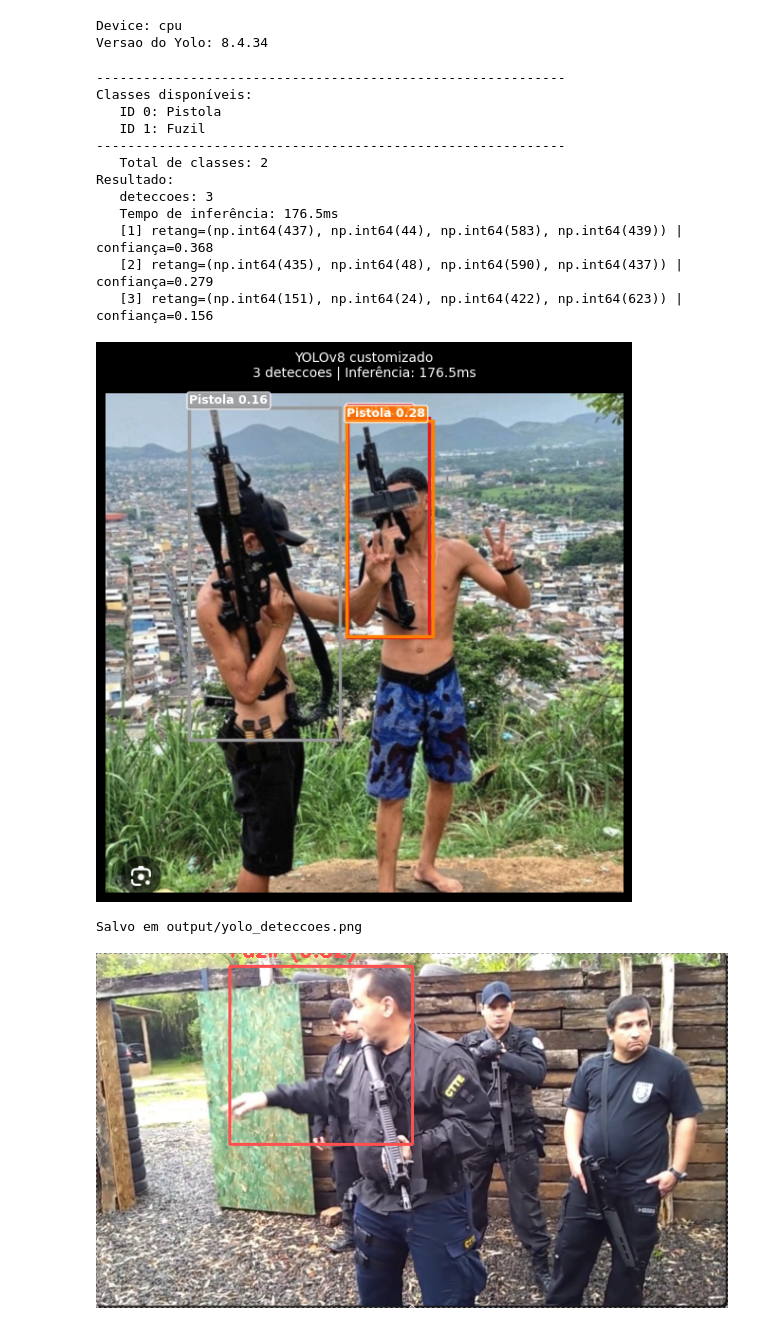
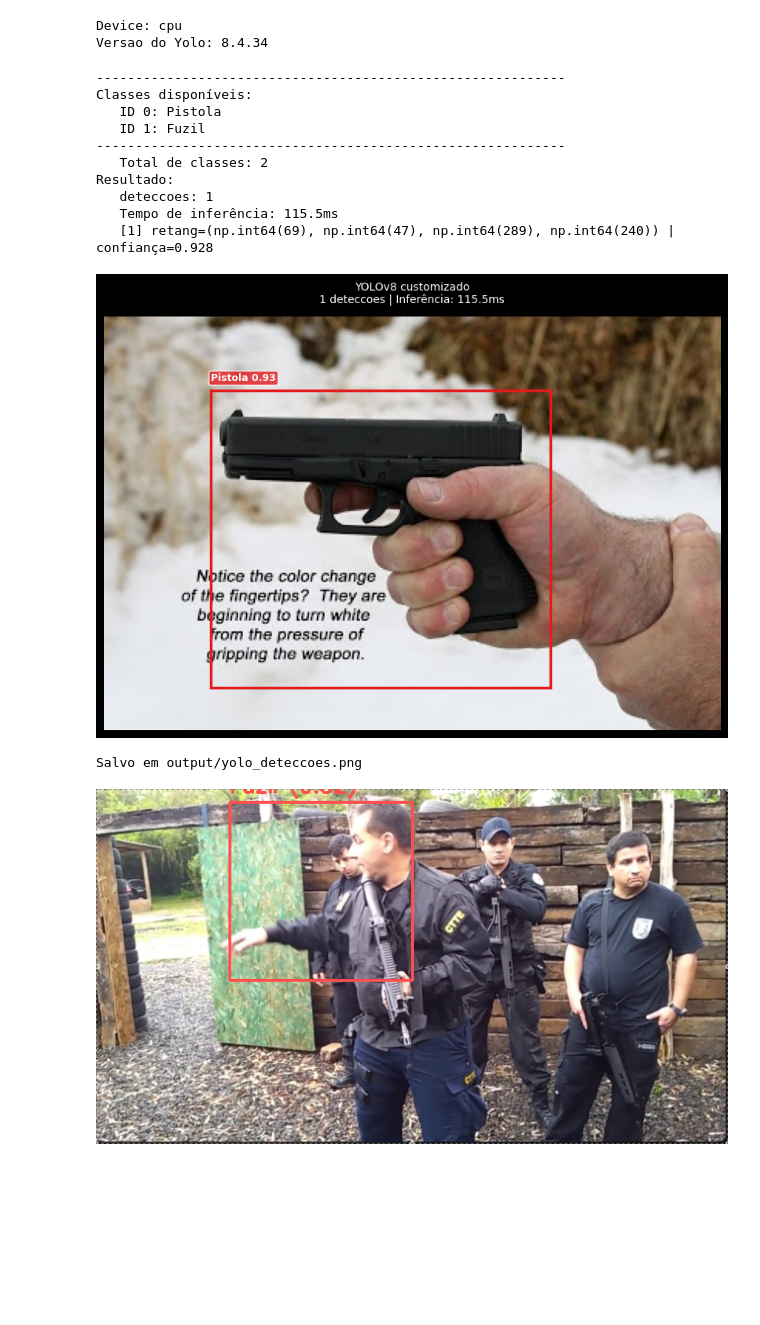
Before and after one commit to gusaranha/mba-ia, a Jupyter notebook: 05-visao-computacional/trabalho-final/teste_modelo_custom.ipynb, the cells around one changed output. Drawn from its saved outputs; the diff is of its cells as text; code cells hidden in the pictures; blank space fills up the shorter version.

```diff
--- a/05-visao-computacional/trabalho-final/teste_modelo_custom.ipynb
+++ b/05-visao-computacional/trabalho-final/teste_modelo_custom.ipynb
@@ -89,41 +89,39 @@ projeto = "transfer_v1_ep30"
 nome_modelo = "yolo_transfer"
 path_config_yaml = 'config.yaml'
 
 # path do melhor modelo do treino
 best_model_path = f'runs/detect/{projeto}/{nome_modelo}/weights/best.pt'
 yolo_custom = YOLO(best_model_path)
 
 print(60*'-')
 print(f"Classes disponíveis:")
 for id, name in yolo_custom.names.items():
     print(f"   ID {id}: {name}")
 
 print(60*'-')
 print(f"   Total de classes: {len(yolo_custom.names)}")
 
-img_teste = "images/t15.jpg"
-result = detectar_yolo_custom(img_teste, yolo_custom, labels=[0,1], limiar_confianca=0.12)
+img_teste = "images/t7.jpg"
+result = detectar_yolo_custom(img_teste, yolo_custom, labels=[0,1], limiar_confianca=0.50)
 
 print(f"Resultado:")
 print(f"   deteccoes: {result['num_deteccoes']}")
 print(f"   Tempo de inferência: {result['inferencia_ms']:.1f}ms")
 for i, d in enumerate(result["deteccoes"]):
     print(f"   [{i+1}] retang={d['retang']} | confiança={d['conf']:.3f}")
 visualizar_deteccoes_yolo(result)
 # %% [output]
 ------------------------------------------------------------
 Classes disponíveis:
    ID 0: Pistola
    ID 1: Fuzil
 ------------------------------------------------------------
    Total de classes: 2
 Resultado:
-   deteccoes: 3
-   Tempo de inferência: 176.5ms
-   [1] retang=(np.int64(437), np.int64(44), np.int64(583), np.int64(439)) | confiança=0.368
-   [2] retang=(np.int64(435), np.int64(48), np.int64(590), np.int64(437)) | confiança=0.279
-   [3] retang=(np.int64(151), np.int64(24), np.int64(422), np.int64(623)) | confiança=0.156
+   deteccoes: 1
+   Tempo de inferência: 115.5ms
+   [1] retang=(np.int64(69), np.int64(47), np.int64(289), np.int64(240)) | confiança=0.928
-[figure, old version]
+[figure, new version]
 Salvo em output/yolo_deteccoes.png
 # %%
 # 3a célula - video
```
Also changed, not shown: 3 other files.
